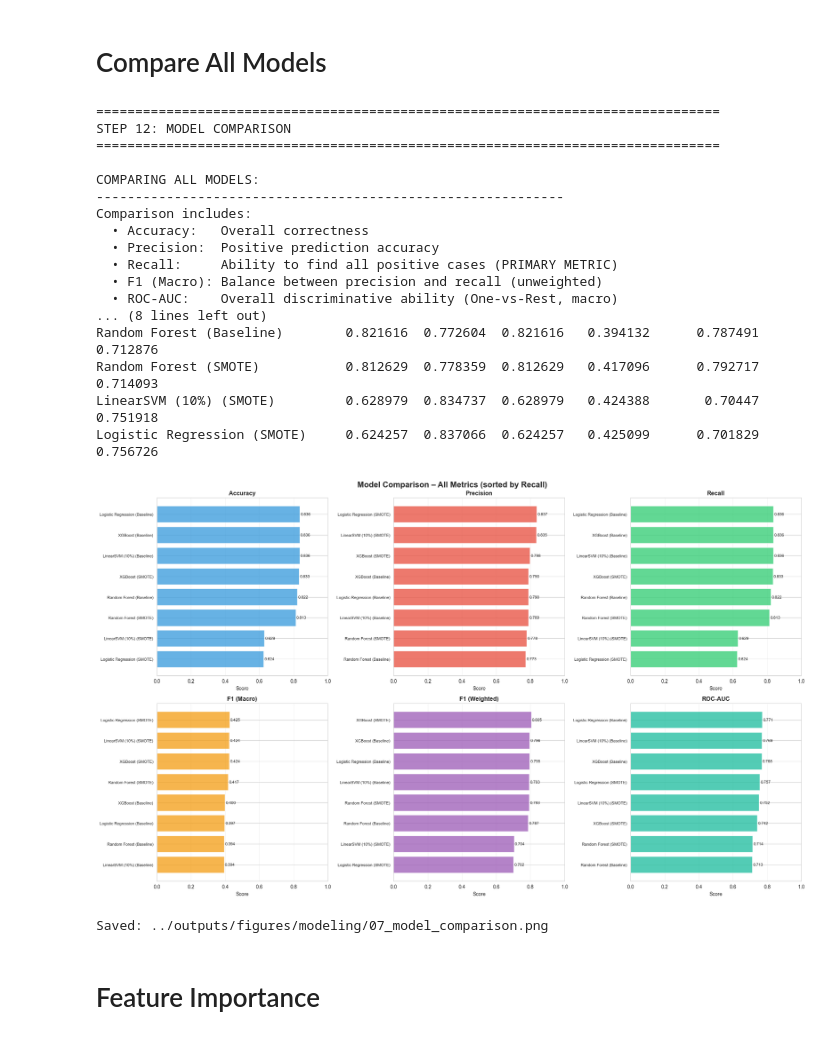
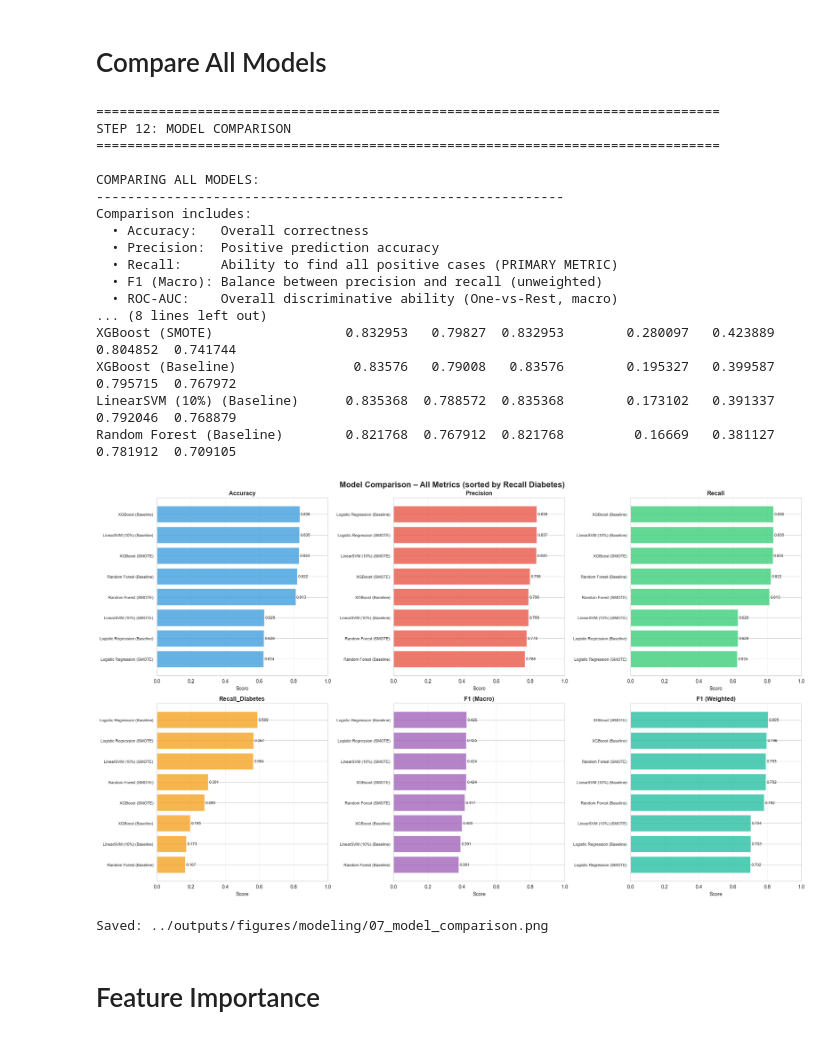
Before and after one commit to eyyuboeztuerk-arch/diabetes-multiclass-project, a Jupyter notebook: notebooks/03_modeling.ipynb, the cells around one changed output. Saved outputs shown, nothing was run; the diff lists cells and outputs as text; code cells hidden in the pictures.

Commit message:
Update compare all models part (add recall diabetes) in 03_modeling.ipynb

```diff
--- a/notebooks/03_modeling.ipynb
+++ b/notebooks/03_modeling.ipynb
@@ -710,10 +710,12 @@ for name in models_smote:
 
 # compare_models() returns DataFrame sorted by Recall
 comparison_df = compare_models(all_results)
+comparison_df = comparison_df.sort_values('Recall_Diabetes', ascending=False)
 
-display_cols = ['Accuracy', 'Precision', 'Recall', 'F1 (Macro)', 'F1 (Weighted)', 'ROC-AUC']
+display_cols = ['Accuracy', 'Precision', 'Recall', 'Recall_Diabetes',
+                'F1 (Macro)', 'F1 (Weighted)', 'ROC-AUC']
 
-print("\nRESULTS TABLE (sorted by Recall (higher to lower)):")
+print("\nRESULTS TABLE (sorted by Recall_Diabetes (higher to lower)):")
 print("-" * 80)
 print(comparison_df[display_cols].round(4).to_string())
 
@@ -722,7 +724,7 @@ metrics_to_plot = display_cols
 colors_bar = ['#3498db', '#e74c3c', '#2ecc71', '#f39c12', '#9b59b6', '#1abc9c']
 
 fig, axes = plt.subplots(2, 3, figsize=(20, 12))
-fig.suptitle('Model Comparison – All Metrics (sorted by Recall)',
+fig.suptitle('Model Comparison – All Metrics (sorted by Recall Diabetes)',
              fontsize=16, fontweight='bold')
 axes = axes.ravel()
 
@@ -730,38 +732,38 @@ for idx, (metric, color) in enumerate(zip(metrics_to_plot, colors_bar)):
     sorted_data = comparison_df[metric].sort_values(ascending=True)
     bars = axes[idx].barh(range(len(sorted_data)), sorted_data.values,
                           color=color, alpha=0.75)
     axes[idx].set_yticks(range(len(sorted_data)))
     axes[idx].set_yticklabels(sorted_data.index, fontsize=8)
     axes[idx].set_xlabel('Score')
     axes[idx].set_title(metric, fontsize=12, fontweight='bold')
     axes[idx].set_xlim([0, 1])
     axes[idx].grid(axis='x', alpha=0.3)
     for i, (bar, value) in enumerate(zip(bars, sorted_data.values)):
         axes[idx].text(value + 0.005, i, f'{value:.3f}', va='center', fontsize=8)
 
 plt.tight_layout()
 plt.savefig(f"{output_dir}/07_model_comparison.png", dpi=300, bbox_inches='tight')
 plt.show()
 print(f"\nSaved: {output_dir}/07_model_comparison.png")
 # %% [output]
 ================================================================================
 STEP 12: MODEL COMPARISON
 ================================================================================
 
 COMPARING ALL MODELS:
 ------------------------------------------------------------
 Comparison includes:
   • Accuracy:   Overall correctness
   • Precision:  Positive prediction accuracy
   • Recall:     Ability to find all positive cases (PRIMARY METRIC)
   • F1 (Macro): Balance between precision and recall (unweighted)
   • ROC-AUC:    Overall discriminative ability (One-vs-Rest, macro)
 ... (8 lines left out)
-Random Forest (Baseline)        0.821616  0.772604  0.821616   0.394132      0.787491  0.712876
-Random Forest (SMOTE)           0.812629  0.778359  0.812629   0.417096      0.792717  0.714093
-LinearSVM (10%) (SMOTE)         0.628979  0.834737  0.628979   0.424388       0.70447  0.751918
-Logistic Regression (SMOTE)     0.624257  0.837066  0.624257   0.425099      0.701829  0.756726
+XGBoost (SMOTE)                 0.832953   0.79827  0.832953        0.280097   0.423889      0.804852  0.741744
+XGBoost (Baseline)               0.83576   0.79008   0.83576        0.195327   0.399587      0.795715  0.767972
+LinearSVM (10%) (Baseline)      0.835368  0.788572  0.835368        0.173102   0.391337      0.792046  0.768879
+Random Forest (Baseline)        0.821768  0.767912  0.821768         0.16669   0.381127      0.781912  0.709105
-[figure, old version]
+[figure, new version]
 Saved: ../outputs/figures/modeling/07_model_comparison.png
 # %% [markdown]
 # Feature Importance
```
